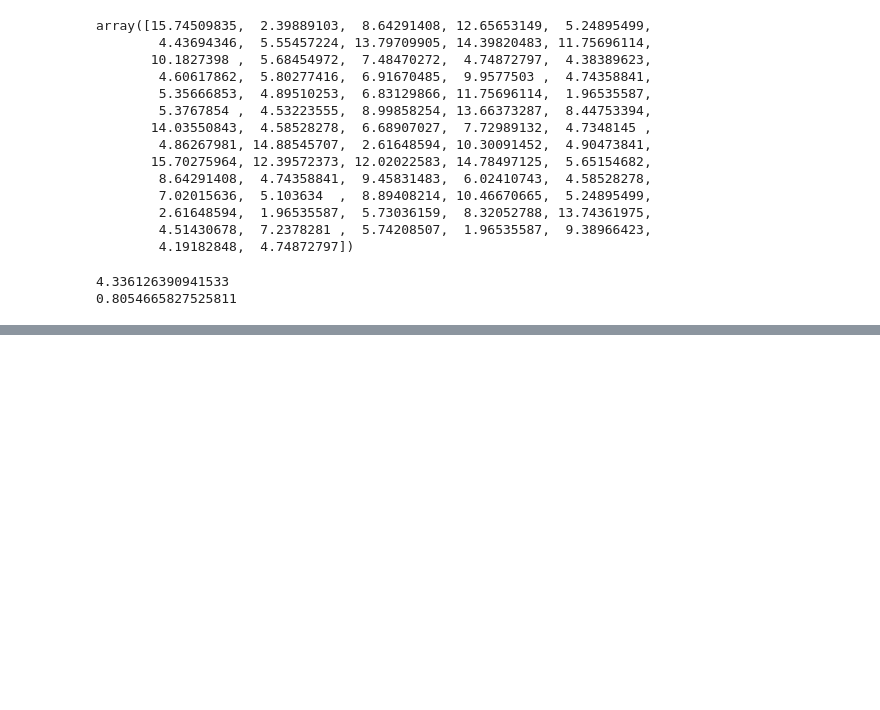
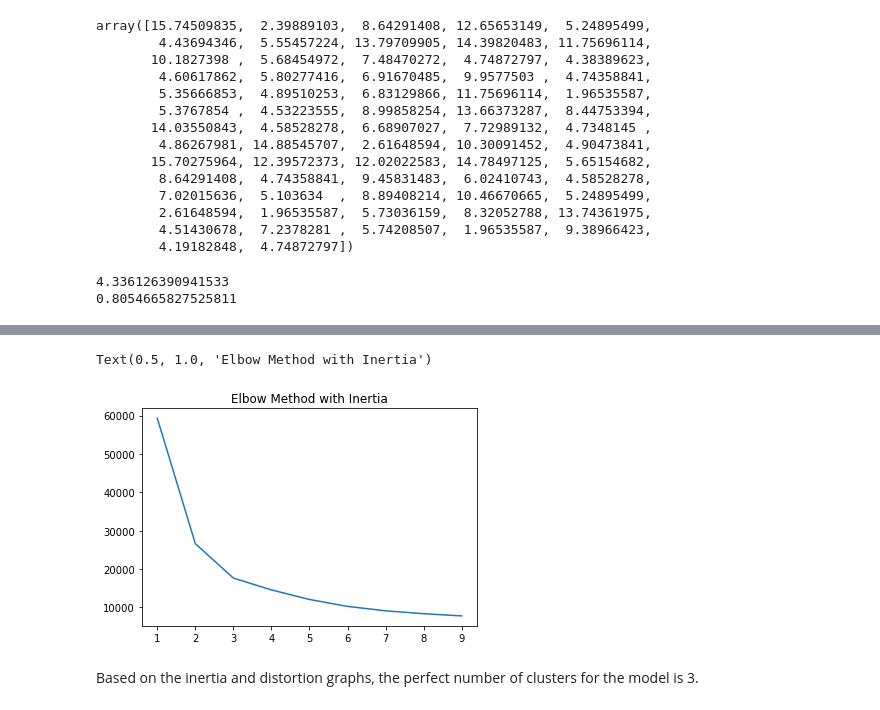
Before and after one commit to olesiam10/Homework, a Jupyter notebook: FinalProject/final_project.ipynb, the cells around one changed output, grey strips where cells are left out. Drawn from its saved outputs; the diff is of its cells as text; code cells hidden in the pictures; blank space fills up the shorter version.

```diff
--- a/FinalProject/final_project.ipynb
+++ b/FinalProject/final_project.ipynb
@@ -255,0 +288,8 @@ print(r2_score(y_test, y_pred))
+# %%
+plt.plot(range(1,10),inertias)
+plt.title('Elbow Method with Inertia')
+# %% [output]
+Text(0.5, 1.0, 'Elbow Method with Inertia')
+[figure, added]
+# %% [markdown]
+Based on the inertia and distortion graphs, the perfect number of clusters for the model is 3.
```
Also changed, not shown: parts of 14 cells of this notebook, 1 other file.
